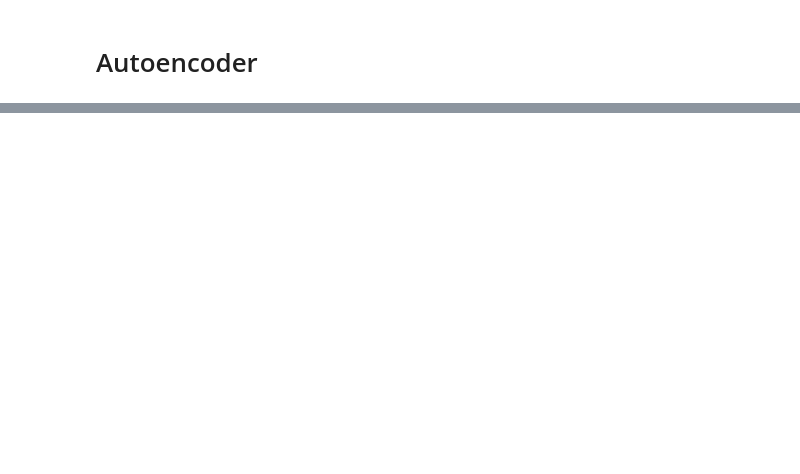
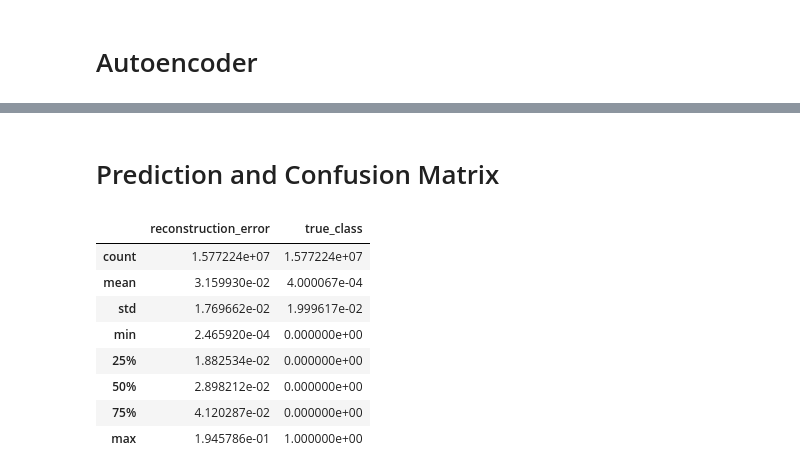
Before and after one commit to Charlio/anti-money-laundering, a Jupyter notebook: autoencoder-approach.ipynb, the cells around one changed output, grey strips where cells are left out. Saved outputs shown, nothing was run; the diff lists cells and outputs as text; code cells hidden in the pictures; blank space fills up the shorter version.

```diff
--- a/autoencoder-approach.ipynb
+++ b/autoencoder-approach.ipynb
@@ -84,31 +118,30 @@ Name: TRANSACTION_AMOUNT, dtype: float64
 # %% [markdown]
 # Autoencoder
 # %%
-input_layer = Input(shape=(15, ))
-encoder = Dense(13, activation="tanh",
+input_layer = Input(shape=(11, ))
+encoder = Dense(10, activation="tanh",
                 activity_regularizer=regularizers.l1(10e-5))(input_layer)
-encoder = Dense(11, activation="tanh",
+encoder = Dense(8, activation="tanh",
                 activity_regularizer=regularizers.l1(10e-5))(encoder)
-encoder = Dense(9, activation="tanh",
-                activity_regularizer=regularizers.l1(10e-5))(encoder)
-encoder = Dense(7, activation="tanh",
-                activity_regularizer=regularizers.l1(10e-5))(encoder)
-encoder = Dense(5, activation="tanh",
+encoder = Dense(6, activation="tanh",
                 activity_regularizer=regularizers.l1(10e-5))(encoder)
 encoder = Dense(4, activation="tanh",
                 activity_regularizer=regularizers.l1(10e-5))(encoder)
-encoder = Dense(3, activation="tanh",
-                activity_regularizer=regularizers.l1(10e-5))(encoder)
+#encoder = Dense(7, activation="tanh",
+#                activity_regularizer=regularizers.l1(10e-5))(encoder)
+#encoder = Dense(6, activation="tanh",
+#                activity_regularizer=regularizers.l1(10e-5))(encoder)
+#encoder = Dense(3, activation="tanh",
+#                activity_regularizer=regularizers.l1(10e-5))(encoder)
 encoder = Dense(2, activation="relu")(encoder)
 
-decoder = Dense(3, activation='tanh')(encoder)
-decoder = Dense(4, activation='tanh')(decoder)
-decoder = Dense(5, activation='tanh')(decoder)
-decoder = Dense(7, activation='tanh')(decoder)
-decoder = Dense(9, activation='tanh')(decoder)
+decoder = Dense(4, activation='tanh')(encoder)
+decoder = Dense(6, activation='tanh')(decoder)
+decoder = Dense(8, activation='tanh')(decoder)
+decoder = Dense(10, activation='tanh')(decoder)
 decoder = Dense(11, activation='tanh')(decoder)
-decoder = Dense(13, activation='tanh')(decoder)
-decoder = Dense(15, activation='relu')(decoder)
+#decoder = Dense(8, activation='tanh')(decoder)
+#decoder = Dense(9, activation='relu')(decoder)
 
 autoencoder = Model(inputs=input_layer, outputs=decoder)
 # %%
@@ -137,0 +178,17 @@ history = autoencoder.fit(X_train, X_train,
+# %% [markdown]
+# Prediction and Confusion Matrix
+# %%
+predictions = autoencoder.predict(X_train)
+mse = np.mean(np.power(X_train - predictions, 2), axis=1)
+error_df = pd.DataFrame({'reconstruction_error': mse, 'true_class': labels['Class']})
+error_df.describe()
+# %% [output]
+|  | reconstruction_error | true_class |
+| count | 1.577224e+07 | 1.577224e+07 |
+| mean | 3.159930e-02 | 4.000067e-04 |
+| std | 1.769662e-02 | 1.999617e-02 |
+| min | 2.465920e-04 | 0.000000e+00 |
+| 25% | 1.882534e-02 | 0.000000e+00 |
+| 50% | 2.898212e-02 | 0.000000e+00 |
+| 75% | 4.120287e-02 | 0.000000e+00 |
+| max | 1.945786e-01 | 1.000000e+00 |
```
Also changed, not shown: parts of 28 cells of this notebook, 3 other files.
